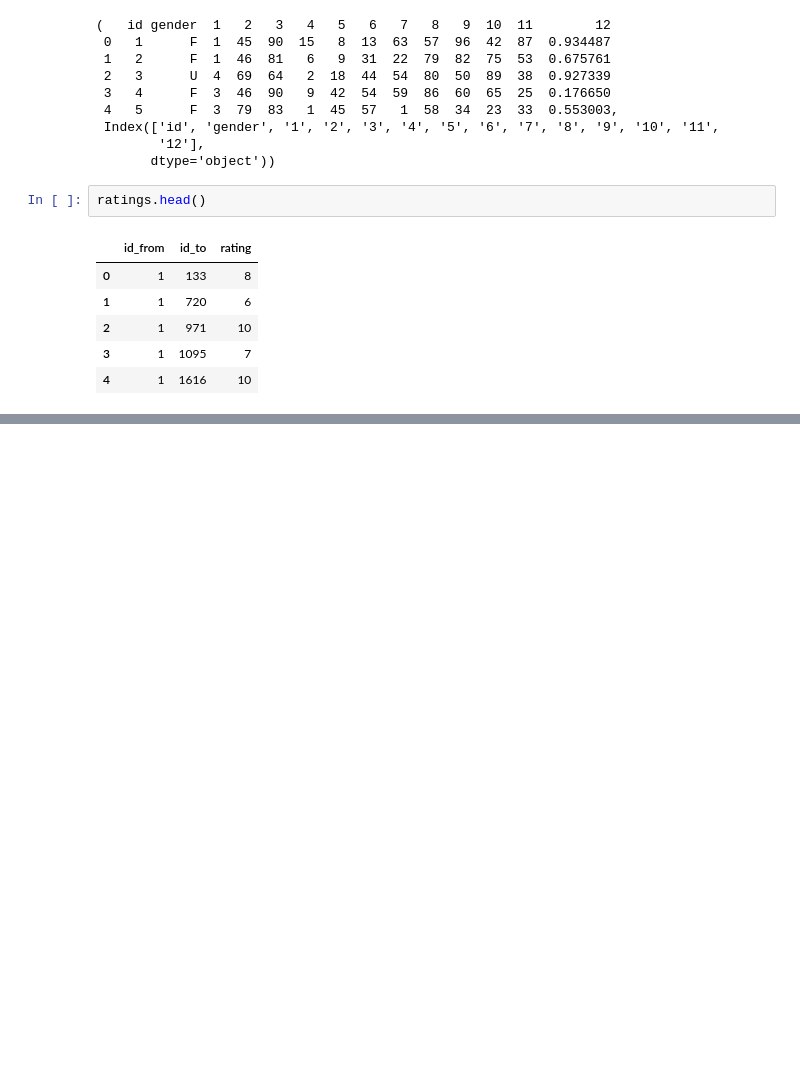
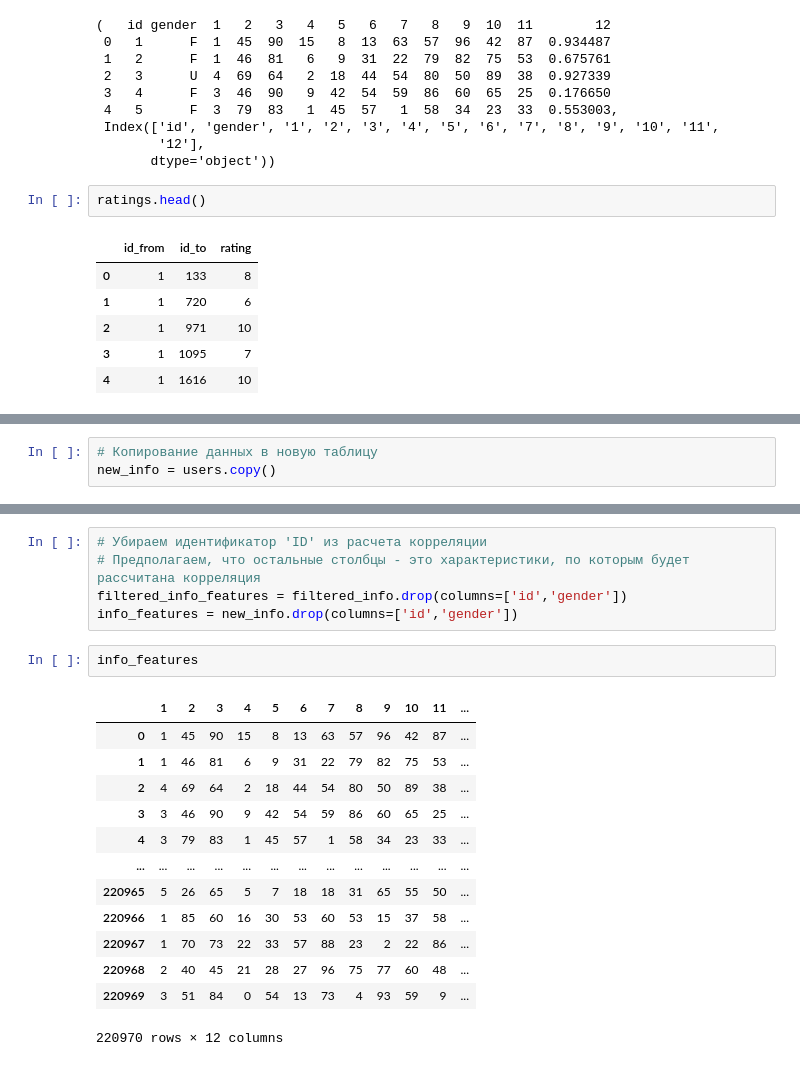
Before and after one commit to MikhailBolt/school_DS, a Jupyter notebook: Школа_DS_Итоговый_проект[Болтышев_Михаил].ipynb, the cells around one changed output, grey strips where cells are left out. Cells and saved outputs as stored; diff of their text form; blank space fills up the shorter version.

```diff
--- a/Школа_DS_Итоговый_проект[Болтышев_Михаил].ipynb
+++ b/Школа_DS_Итоговый_проект[Болтышев_Михаил].ipynb
@@ -139,0 +81,3 @@ print(recommendations)
+# %%
+# Копирование данных в новую таблицу
+new_info = users.copy()
@@ -139,0 +105,21 @@ print(recommendations)
+# %%
+# Убираем идентификатор 'ID' из расчета корреляции
+# Предполагаем, что остальные столбцы - это характеристики, по которым будет рассчитана корреляция
+filtered_info_features = filtered_info.drop(columns=['id','gender'])
+info_features = new_info.drop(columns=['id','gender'])
+# %%
+info_features
+# %% [output]
+|  | 1 | 2 | 3 | 4 | 5 | 6 | 7 | 8 | 9 | 10 | 11 | ... |
+| 0 | 1 | 45 | 90 | 15 | 8 | 13 | 63 | 57 | 96 | 42 | 87 | ... |
+| 1 | 1 | 46 | 81 | 6 | 9 | 31 | 22 | 79 | 82 | 75 | 53 | ... |
+| 2 | 4 | 69 | 64 | 2 | 18 | 44 | 54 | 80 | 50 | 89 | 38 | ... |
+| 3 | 3 | 46 | 90 | 9 | 42 | 54 | 59 | 86 | 60 | 65 | 25 | ... |
+| 4 | 3 | 79 | 83 | 1 | 45 | 57 | 1 | 58 | 34 | 23 | 33 | ... |
+| ... | ... | ... | ... | ... | ... | ... | ... | ... | ... | ... | ... | ... |
+| 220965 | 5 | 26 | 65 | 5 | 7 | 18 | 18 | 31 | 65 | 55 | 50 | ... |
+| 220966 | 1 | 85 | 60 | 16 | 30 | 53 | 60 | 53 | 15 | 37 | 58 | ... |
+| 220967 | 1 | 70 | 73 | 22 | 33 | 57 | 88 | 23 | 2 | 22 | 86 | ... |
+| 220968 | 2 | 40 | 45 | 21 | 28 | 27 | 96 | 75 | 77 | 60 | 48 | ... |
+| 220969 | 3 | 51 | 84 | 0 | 54 | 13 | 73 | 4 | 93 | 59 | 9 | ... |
+220970 rows × 12 columns
```
Also changed, not shown: parts of 19 cells of this notebook.
